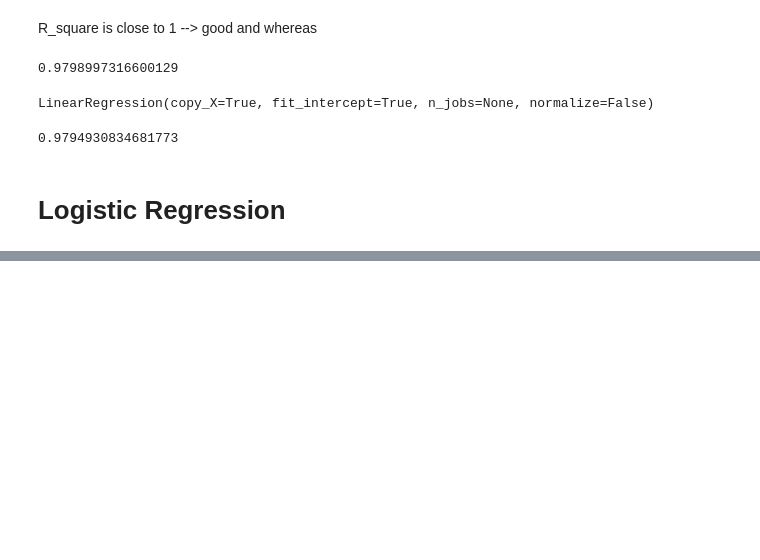
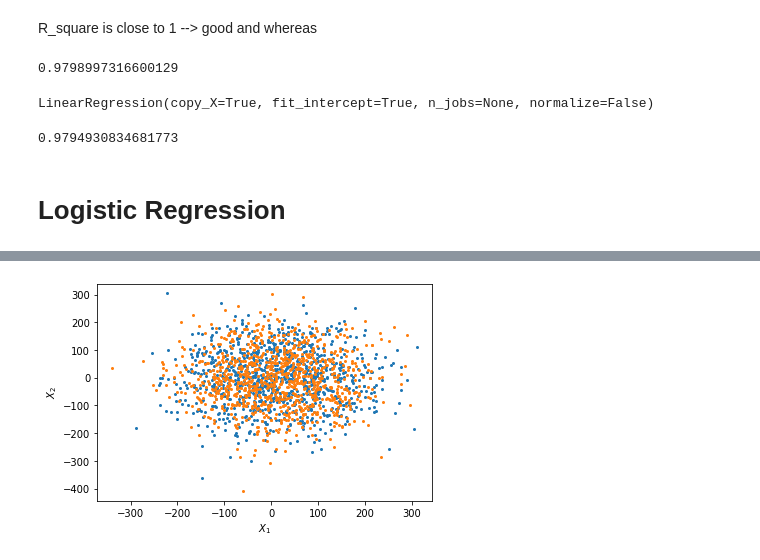
Before and after one commit to ptpuyen1511/using_python_for_research, a Jupyter notebook: test_week05.ipynb, the cells around one changed output, grey strips where cells are left out. Saved outputs shown, nothing was run; the diff lists cells and outputs as text; code cells hidden in the pictures; blank space fills up the shorter version.

```diff
--- a/test_week05.ipynb
+++ b/test_week05.ipynb
@@ -195,0 +226,5 @@ lm.score(X_test, y_test) # Evaluate
+# %%
+(x1, y1, x2, y2) = gen_data(1000, 10, 100, 100)
+plot_data(x1, y1, x2, y2)
+# %% [output]
+[figure, added]
```
Also changed, not shown: parts of 22 cells of this notebook.
